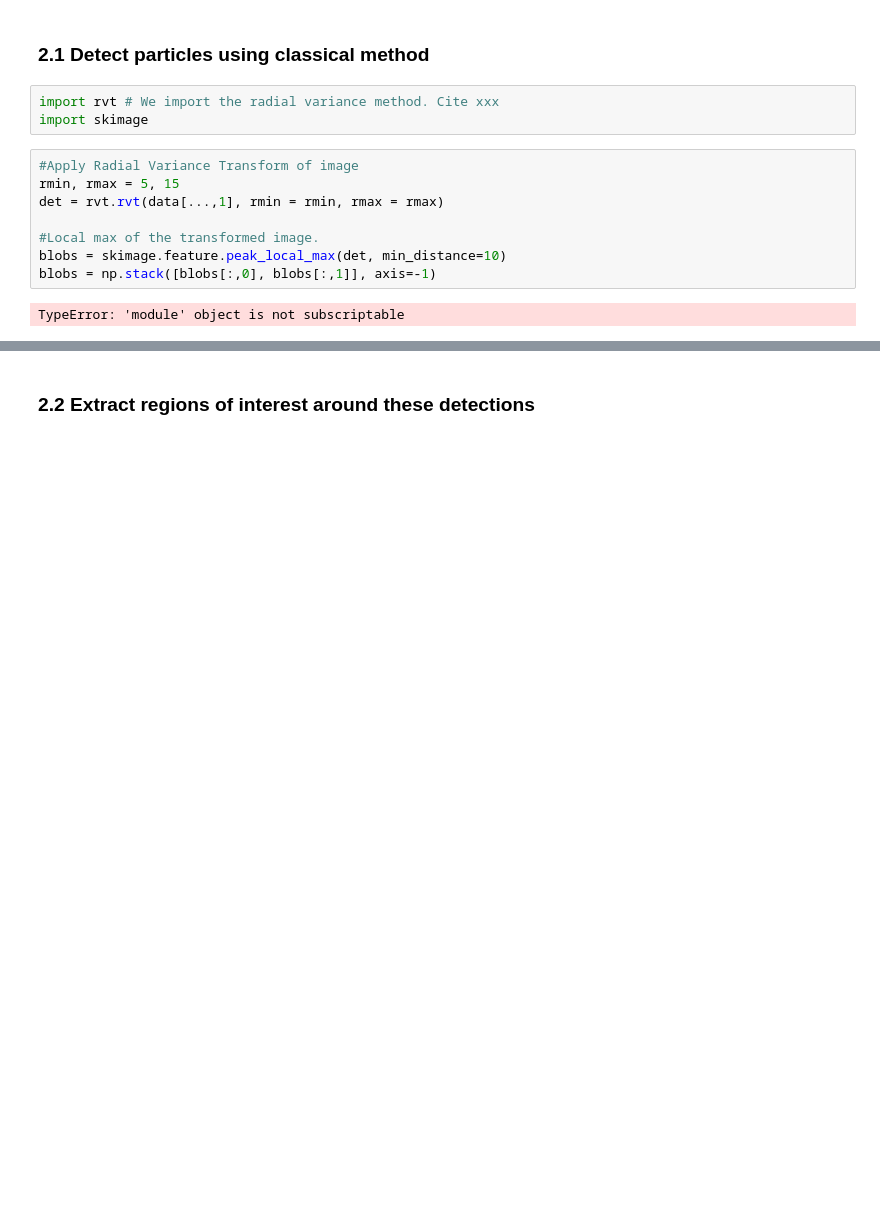
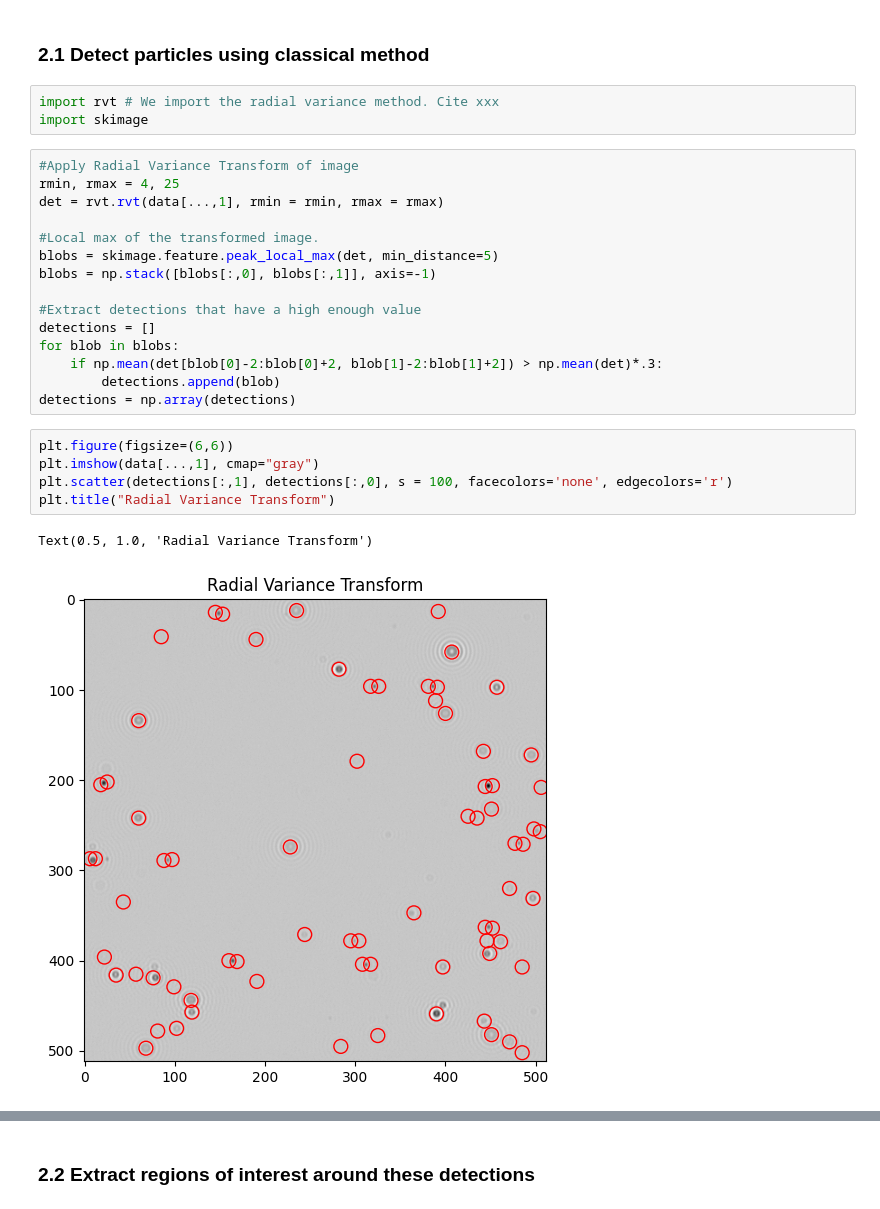
Before and after one commit to softmatterlab/OpticalCharacterizationNanoparticles, a Jupyter notebook: example_analysis/Brightfield_analysis.ipynb, the cells around one changed output, grey strips where cells are left out. Drawn from its saved outputs; the diff is of its cells as text; blank space fills up the shorter version.

```diff
--- a/example_analysis/Brightfield_analysis.ipynb
+++ b/example_analysis/Brightfield_analysis.ipynb
@@ -53,13 +53,26 @@ import rvt # We import the radial variance method. Cite xxx
 import skimage
 # %%
 #Apply Radial Variance Transform of image
-rmin, rmax = 5, 15
+rmin, rmax = 4, 25
 det = rvt.rvt(data[...,1], rmin = rmin, rmax = rmax)
 
 #Local max of the transformed image.
-blobs = skimage.feature.peak_local_max(det, min_distance=10)
+blobs = skimage.feature.peak_local_max(det, min_distance=5)
 blobs = np.stack([blobs[:,0], blobs[:,1]], axis=-1)
+
+#Extract detections that have a high enough value
+detections = []
+for blob in blobs:
+    if np.mean(det[blob[0]-2:blob[0]+2, blob[1]-2:blob[1]+2]) > np.mean(det)*.3:
+        detections.append(blob)
+detections = np.array(detections)
-# %% [output]
-TypeError: 'module' object is not subscriptable
+# %%
+plt.figure(figsize=(6,6))
+plt.imshow(data[...,1], cmap="gray")
+plt.scatter(detections[:,1], detections[:,0], s = 100, facecolors='none', edgecolors='r')
+plt.title("Radial Variance Transform")
+# %% [output]
+Text(0.5, 1.0, 'Radial Variance Transform')
+[figure, added]
 # %%
 pauis
```
Also changed, not shown: parts of 1 cell of this notebook.
